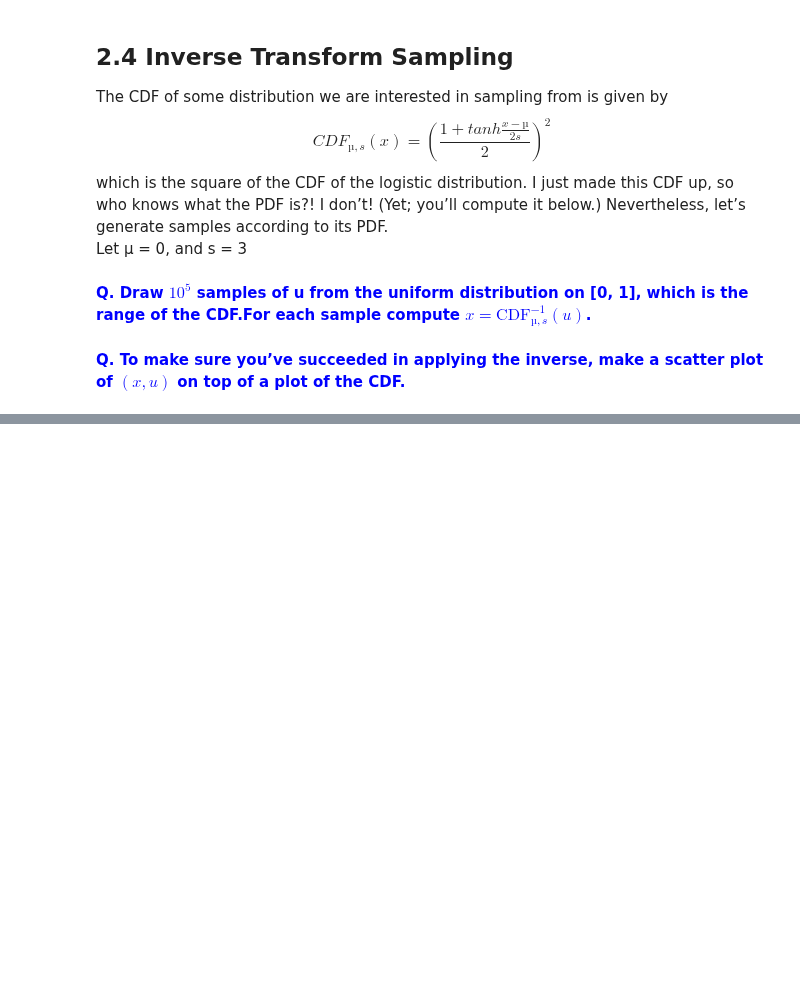
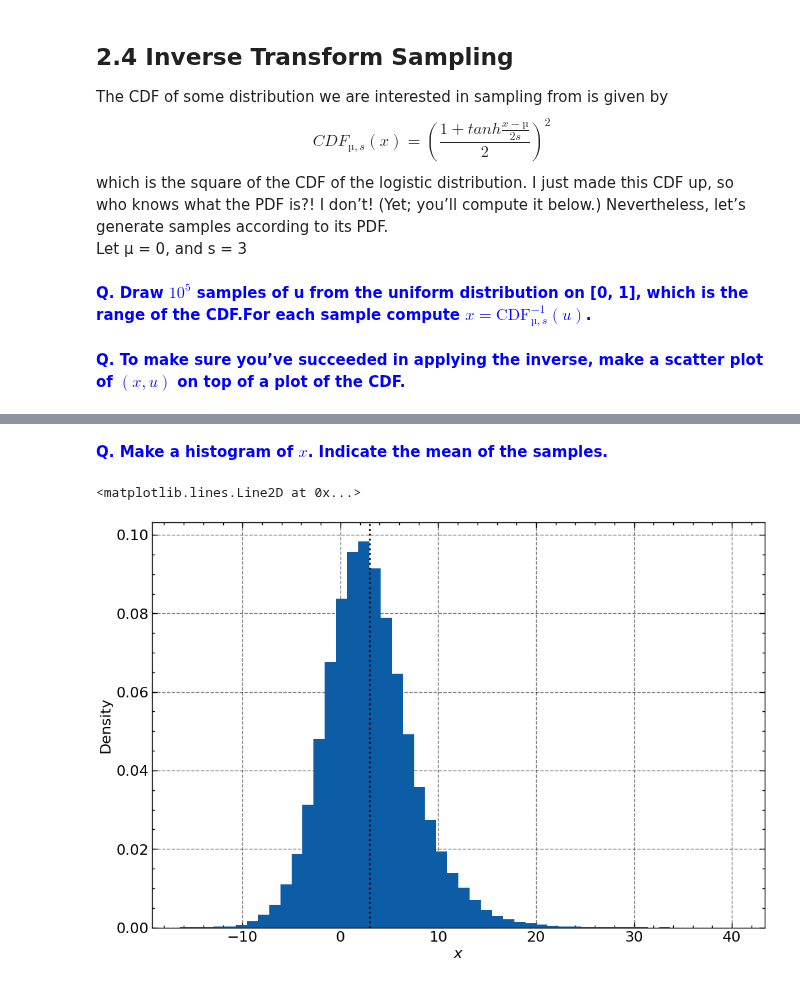
Before and after one commit to lennartvrg/ComputationalPhysics, a Jupyter notebook: 2 - Simple Sampling Experiments/Auswertung.ipynb, the cells around one changed output, grey strips where cells are left out. Cells and saved outputs as stored; diff of their text form; code cells hidden in the pictures; blank space fills up the shorter version.

```diff
--- a/2 - Simple Sampling Experiments/Auswertung.ipynb
+++ b/2 - Simple Sampling Experiments/Auswertung.ipynb
@@ -216 +215,15 @@ ax.legend()
+# %% [markdown]
+<font color='blue'>**Q. Make a histogram of $x$. Indicate the mean of the samples.**</font>
+# %%
+#make histogram of x and indicate the mean of samples
+fig, ax = plt.subplots()
+
+ax.hist(preimage,bins=50, density=True)
+ax.set_xlabel('$x$')
+ax.set_ylabel("Density")
+
+plt.axvline(preimage.mean(), color='black', zorder=1, linestyle=':',label=f"mean={preimage.mean():.3f}")
+# %% [output]
+<matplotlib.lines.Line2D at 0x...>
+[figure, added]
 # %% [markdown]
```
Also changed, not shown: parts of 6 cells of this notebook.
